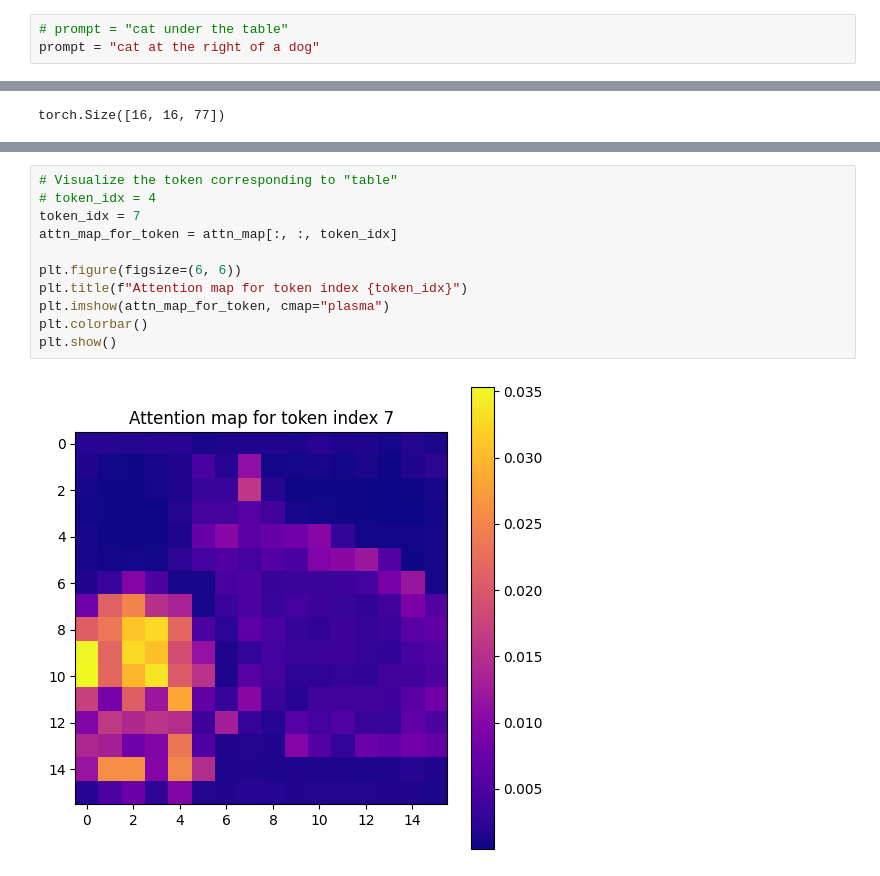
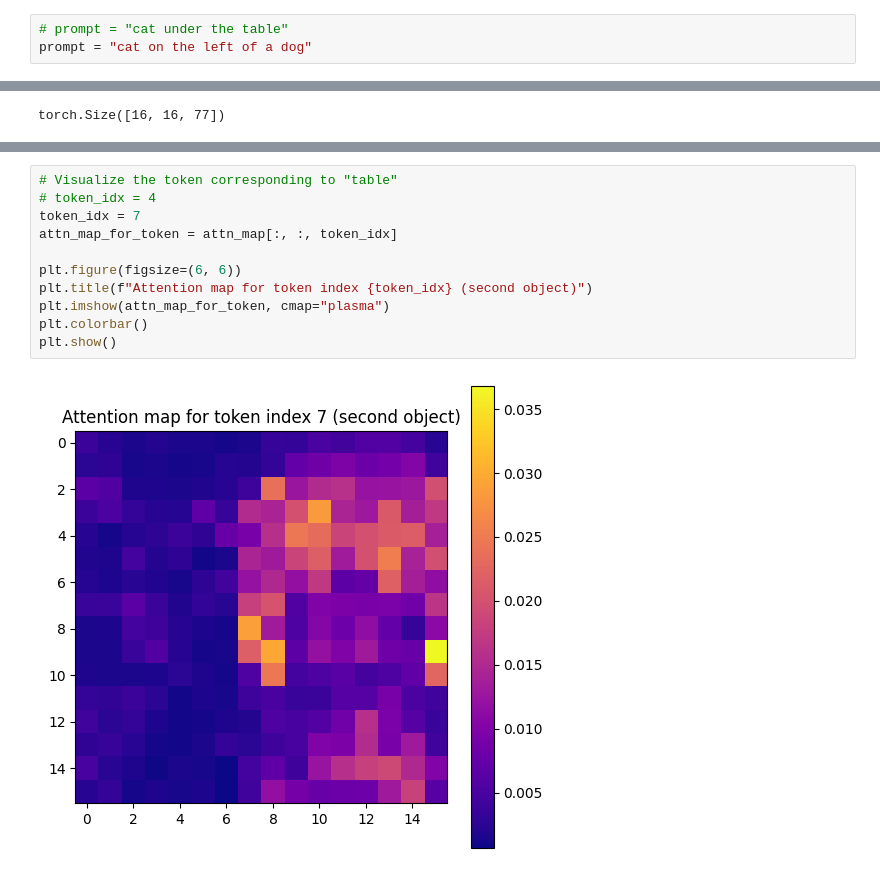
Before and after one commit to HusnuOkanCakir/CONFORM_with_BBOX, a Jupyter notebook: notebook.ipynb, the cells around one changed output, grey strips where cells are left out. Saved outputs shown, nothing was run; the diff lists cells and outputs as text.

```diff
--- a/notebook.ipynb
+++ b/notebook.ipynb
@@ -114,7 +121,7 @@ seed = 4913 # Seed for the generation
 # Prompt
 # %%
 # prompt = "cat under the table"
-prompt = "cat at the right of a dog"
+prompt = "cat on the left of a dog"
 # %% [markdown]
 ## Indices
 # %%
@@ -254,16 +422,16 @@ plt.show()
 # %%
 # Visualize the token corresponding to "table"
 # token_idx = 4
 token_idx = 7
 attn_map_for_token = attn_map[:, :, token_idx]
 
 plt.figure(figsize=(6, 6))
-plt.title(f"Attention map for token index {token_idx}")
+plt.title(f"Attention map for token index {token_idx} (second object)")
 plt.imshow(attn_map_for_token, cmap="plasma")
 plt.colorbar()
 plt.show()
 # %% [output]
-[figure, old version]
+[figure, new version]
 # %%
 # Visualize the token corresponding to "under"
 # token_idx = 2
```
Also changed, not shown: parts of 19 cells of this notebook.
